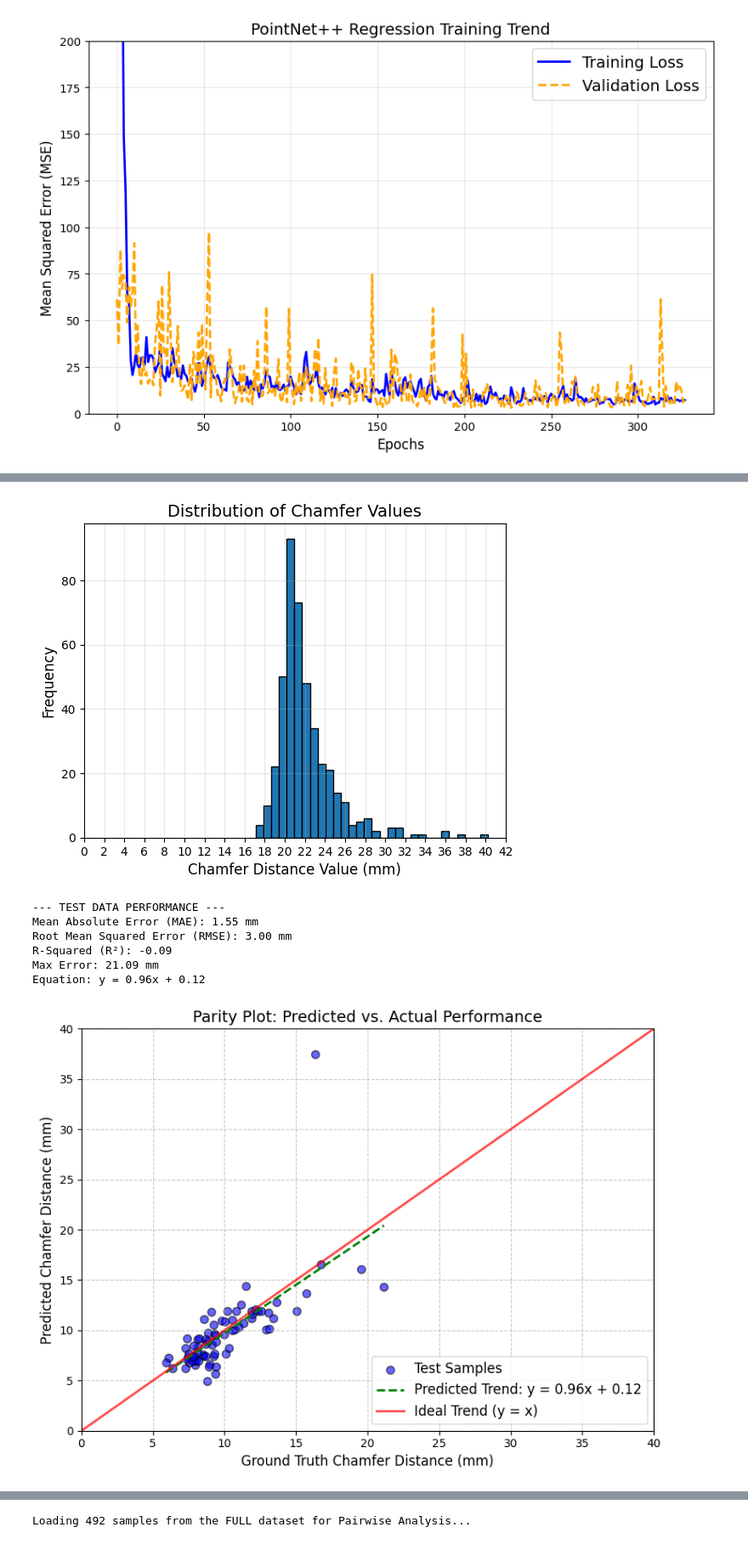
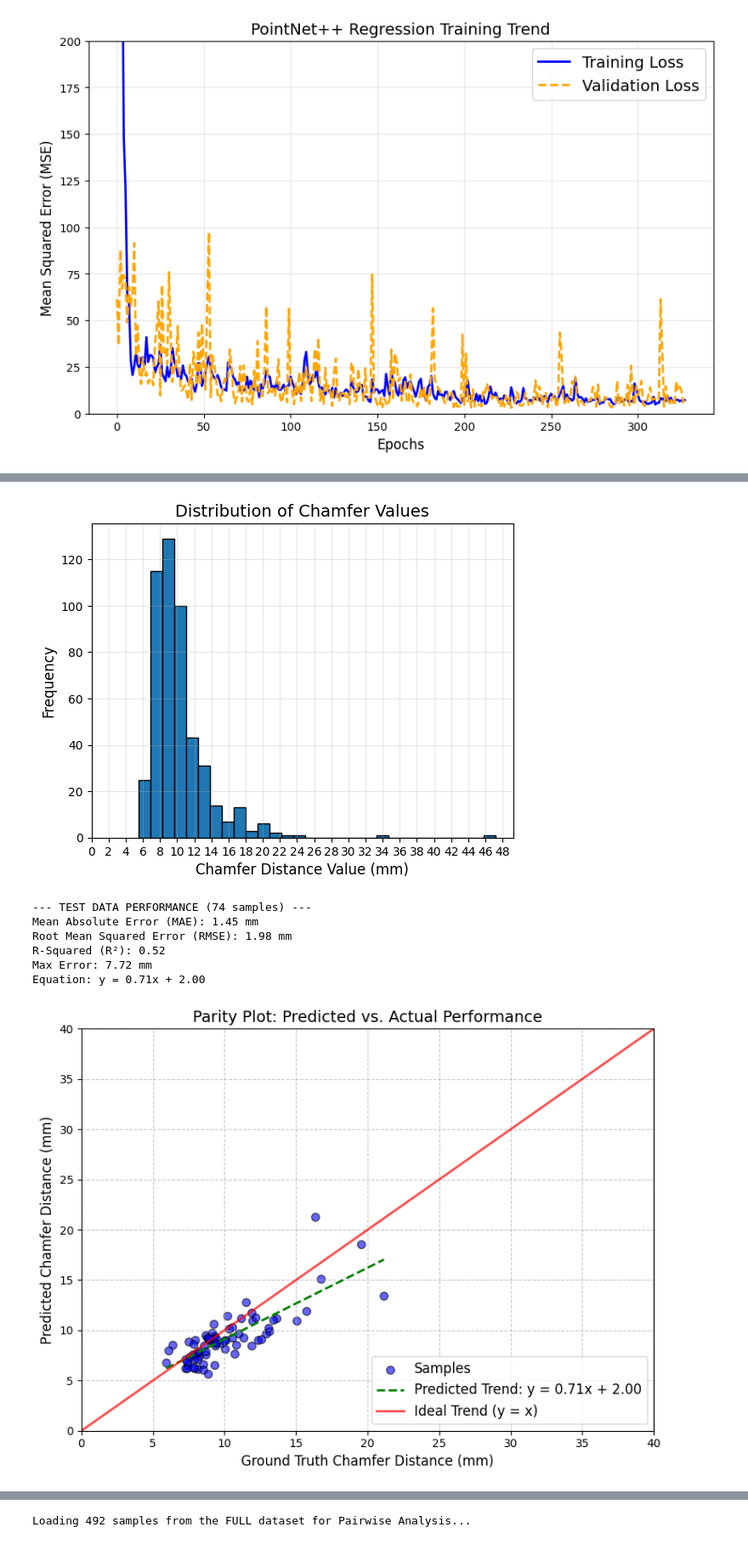
Before and after one commit to alvannauval/pointnet_pytorch_reflective, a Jupyter notebook: testing.ipynb, the cells around one changed output, grey strips where cells are left out. Shown at 85% size. Cells and saved outputs as stored; diff of their text form; code cells hidden in the pictures.

```diff
--- a/testing.ipynb
+++ b/testing.ipynb
@@ -1,4 +1,6 @@
 # %%
+# MAIN TRAINING BLOCK #
+
 import os
 import sys
 import datetime
@@ -162,9 +164,11 @@ EPOCHS = 1000
 INPUT_POINT_CLOUD = 5000
 PATIENCE = 100
 
-MODEL = 'pointnet_regression'
-METADATA_PATH = '../anr_pkg/src/processed_data/training_second/metadata.csv'
-PCD_DATA_DIR = '../anr_pkg/src/viewpoints_candidate/testing_data/training_second/'
+MODEL = 'pointnet2_regression'
+EXPERIMENT = "training_second_square_flange"
+METADATA_PATH = f'../anr_pkg/src/processed_data/{EXPERIMENT}/metadata.csv'
+PCD_DATA_DIR = f'../anr_pkg/src/viewpoints_candidate/testing_data/{EXPERIMENT}/'
+
 
 metadata = pd.read_csv(METADATA_PATH)
 
@@ -458,7 +479,7 @@ plt.title('Distribution of Chamfer Values', fontsize=14)
 plt.grid(True, alpha=0.3)
 plt.show()
 # %% [output]
-[figure, old version]
+[figure, new version]
 # %%
 # MODEL RESULT ANALYTICS #
 
@@ -468,11 +489,21 @@ import seaborn as sns
 import numpy as np
 from sklearn.metrics import mean_squared_error, mean_absolute_error, r2_score, max_error
 
-# Load data
-df = pd.read_csv('./inference_results.csv')
+# ── Configuration ────────────────────────────────────────────────────────────
+# Set to True  → analyse Test split only (standard performance reporting)
+# Set to False → analyse ALL splits (e.g. evaluating a brand-new workpiece)
+FILTER_TO_TESTING = True
 
-# --- VERY IMPORTANT: Filter to Test Data Only for true performance ---
-df = df[df['Split'] == 'Testing'].copy()
+# Load full CSV (all splits, all Error_Class labels intact)
+df_full = pd.read_csv('./inference_results.csv')
+
+# Apply filter based on flag — one place to change, no commenting needed
+if FILTER_TO_TESTING:
+    df = df_full[df_full['Split'] == 'Testing'].copy()
+    print(f"--- TEST DATA PERFORMANCE ({len(df)} samples) ---")
+else:
+    df = df_full.copy()
+    print(f"--- ALL DATA PERFORMANCE ({len(df)} samples, all splits) ---")
 
 # Extract values for readability
 y_true = df['GroundTruth_CD']
@@ -484,64 +515,53 @@ rmse = np.sqrt(mean_squared_error(y_true, y_pred))
 r2 = r2_score(y_true, y_pred)
 max_err = max_error(y_true, y_pred)
 
-print(f"--- TEST DATA PERFORMANCE ---")
 print(f"Mean Absolute Error (MAE): {mae:.2f} mm")
 print(f"Root Mean Squared Error (RMSE): {rmse:.2f} mm")
-print(f"R-Squared (R²): {r2:.2f}")
+print(f"R-Squared (R\u00b2): {r2:.2f}")
 print(f"Max Error: {max_err:.2f} mm")
 
 # Calculate Actual Trendline
 z = np.polyfit(y_true, y_pred, 1)
 p = np.poly1d(z)
 slope = z[0]
 intercept = z[1]
 
 print(f"Equation: y = {slope:.2f}x + {intercept:.2f}")
 
 
 # Parity Plot
 fig1, ax1 = plt.subplots(figsize=(8, 6))
 
-# Scatter plot of Test Data
-ax1.scatter(y_true, y_pred, alpha=0.6, color='blue', edgecolor='k', s=50, label='Test Samples')
+# Scatter plot
+ax1.scatter(y_true, y_pred, alpha=0.6, color='blue', edgecolor='k', s=50, label='Samples')
 
-# Plot the trendline (sorted to prevent scribbling)
+# Trendline (sorted to prevent scribbling)
 x_sorted = np.sort(y_true)
-ax1.plot(x_sorted, p(x_sorted), "g--", linewidth=2, label=f'Predicted Trend: y = {slope:.2f}x + {intercept:.2f}')
+ax1.plot(x_sorted, p(x_sorted), "g--", linewidth=2,
+         label=f'Predicted Trend: y = {slope:.2f}x + {intercept:.2f}')
 
 # Ideal line (y=x)
 ax1.axline((0, 0), slope=1, color='r', linewidth=2, alpha=0.7, label='Ideal Trend (y = x)')
-# # Add Text Box with Metrics
-# metrics_text = f"MAE: {mae:.2f} mm\nRMSE: {rmse:.2f} mm\nR²: {r2:.2f}"
-# props = dict(boxstyle='round', facecolor='white', alpha=0.8, edgecolor='gray')
-# ax1.text(0.05, 0.95, metrics_text, transform=ax1.transAxes, fontsize=12,
-#         verticalalignment='top', bbox=props)
 
 ax1.set_xlabel('Ground Truth Chamfer Distance (mm)', fontsize=12)
 ax1.set_ylabel('Predicted Chamfer Distance (mm)', fontsize=12)
 ax1.set_title('Parity Plot: Predicted vs. Actual Performance', fontsize=14)
 ax1.legend(loc='lower right', fontsize=12)
 ax1.grid(True, linestyle='--', alpha=0.7)
-
-min_val = min(y_true.min(), y_pred.min()) - 1
-max_val = max(y_true.max(), y_pred.max()) + 1
-# Make axes perfectly square and consistent
-# ax1.set_xlim([min_val, max_val])
-# ax1.set_ylim([min_val, max_val])
 ax1.set_xlim([0, 40])
 ax1.set_ylim([0, 40])
 
 plt.tight_layout()
 # plt.savefig('parity_plot_test.png', dpi=300)
 plt.show()
 # %% [output]
---- TEST DATA PERFORMANCE ---
-Mean Absolute Error (MAE): 1.55 mm
-Root Mean Squared Error (RMSE): 3.00 mm
-R-Squared (R²): -0.09
-Max Error: 21.09 mm
-Equation: y = 0.96x + 0.12
+--- TEST DATA PERFORMANCE (74 samples) ---
+Mean Absolute Error (MAE): 1.45 mm
+Root Mean Squared Error (RMSE): 1.98 mm
+R-Squared (R²): 0.52
+Max Error: 7.72 mm
+Equation: y = 0.71x + 2.00
-[figure, old version]
+[figure, new version]
 # %%
 # CLASS-BASED ERROR ANALYSIS #
 
```
Also changed, not shown: parts of 5 cells of this notebook, 5 other files.
